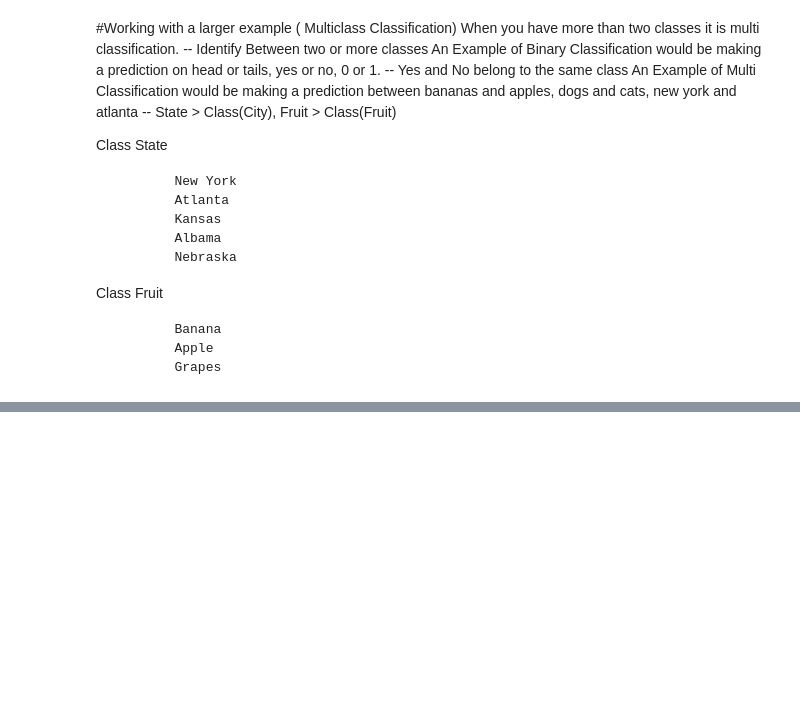
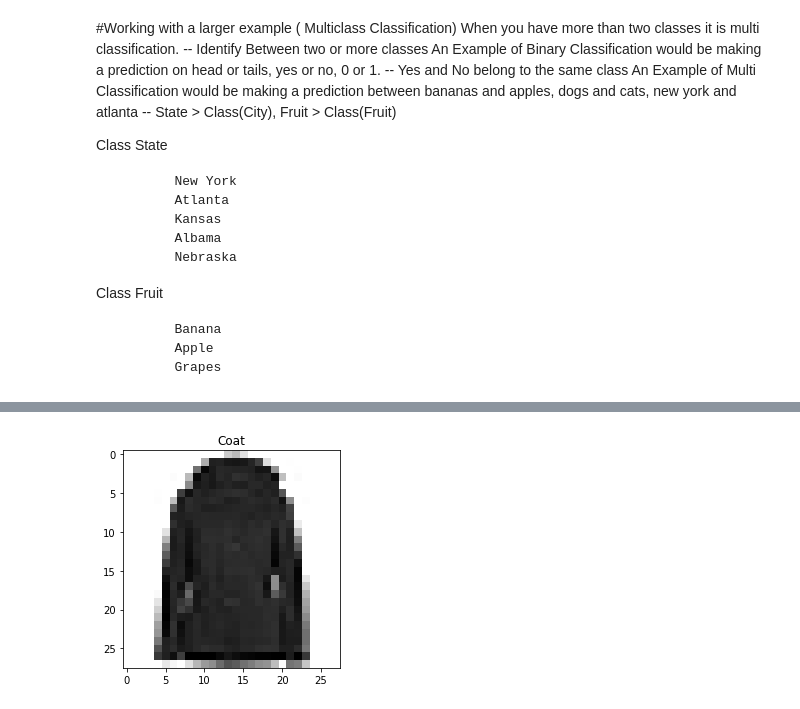
Before and after one commit to SecureGitWire/GoogleCollabeTensorflowDev, a Jupyter notebook: NeuralNetworkClassification.ipynb, the cells around one changed output, grey strips where cells are left out. Drawn from its saved outputs; the diff is of its cells as text; code cells hidden in the pictures; blank space fills up the shorter version.

```diff
--- a/NeuralNetworkClassification.ipynb
+++ b/NeuralNetworkClassification.ipynb
@@ -1186,0 +1274,7 @@ Class Fruit
+# %%
+# Plot an Example Image and its Label
+sample_index = 2000
+plt.imshow(train_data[sample_index], cmap=plt.cm.binary)
+plt.title(Class_Names[train_labels[sample_index]]);
+# %% [output]
+[figure, added]
```
Also changed, not shown: parts of 16 cells of this notebook.
